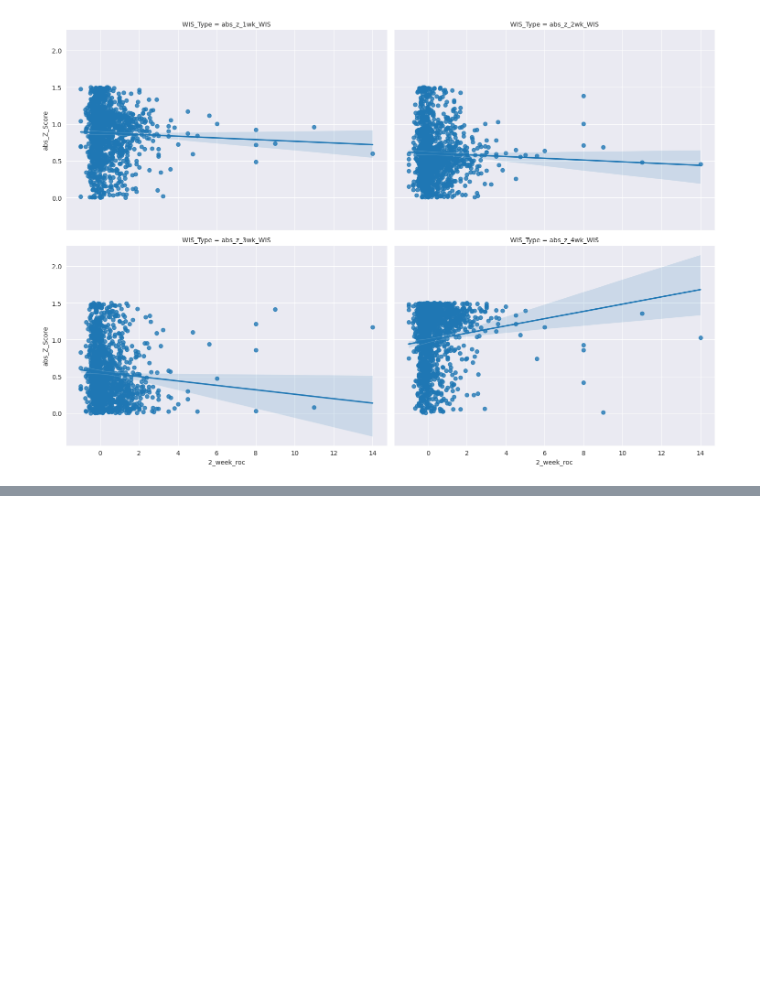
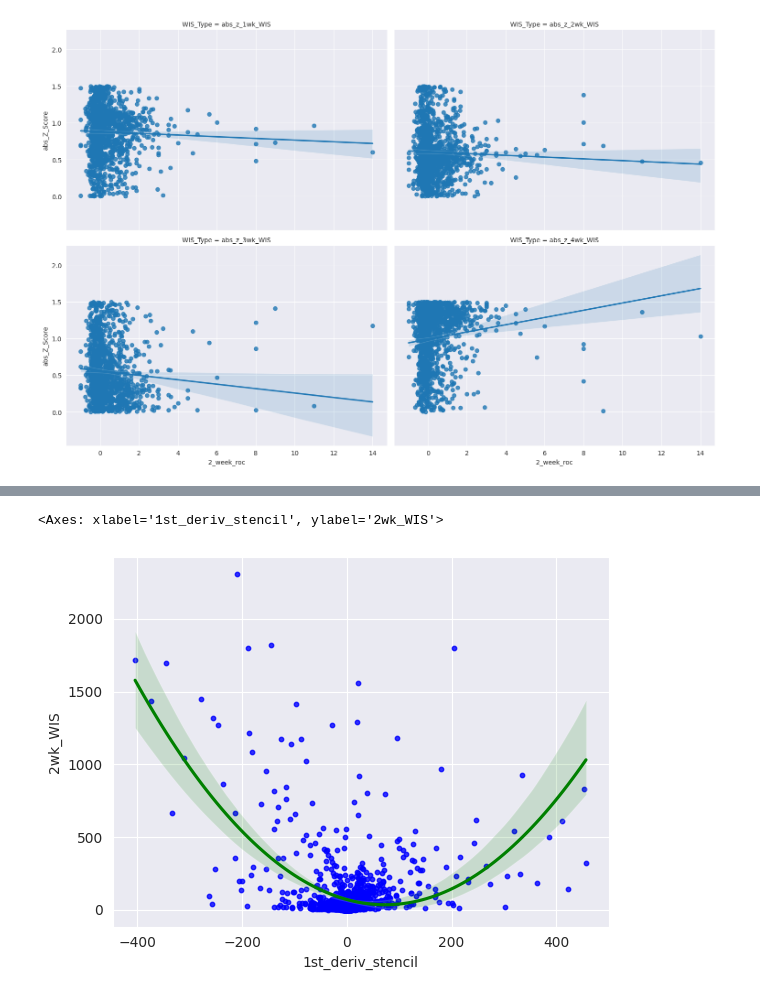
Before and after one commit to atiumcache/flu-forecast-accuracy, a Jupyter notebook: flagging_weeks_2024-06-12.ipynb, the cells around one changed output, grey strips where cells are left out. Saved outputs shown, nothing was run; the diff lists cells and outputs as text; code cells hidden in the pictures; blank space fills up the shorter version.

```diff
--- a/flagging_weeks_2024-06-12.ipynb
+++ b/flagging_weeks_2024-06-12.ipynb
@@ -159,0 +234,9 @@ plt.show()
+# %%
+sns.regplot(data = aggregated_data, x = '1st_deriv_stencil', y = '2wk_WIS',
+            order=2,
+            color='green',
+            scatter_kws = dict(s=10, marker='.', color='blue'),
+            ci=95)
+# %% [output]
+<Axes: xlabel='1st_deriv_stencil', ylabel='2wk_WIS'>
+[figure, added]
```
Also changed, not shown: parts of 8 cells of this notebook, 55 other files.
